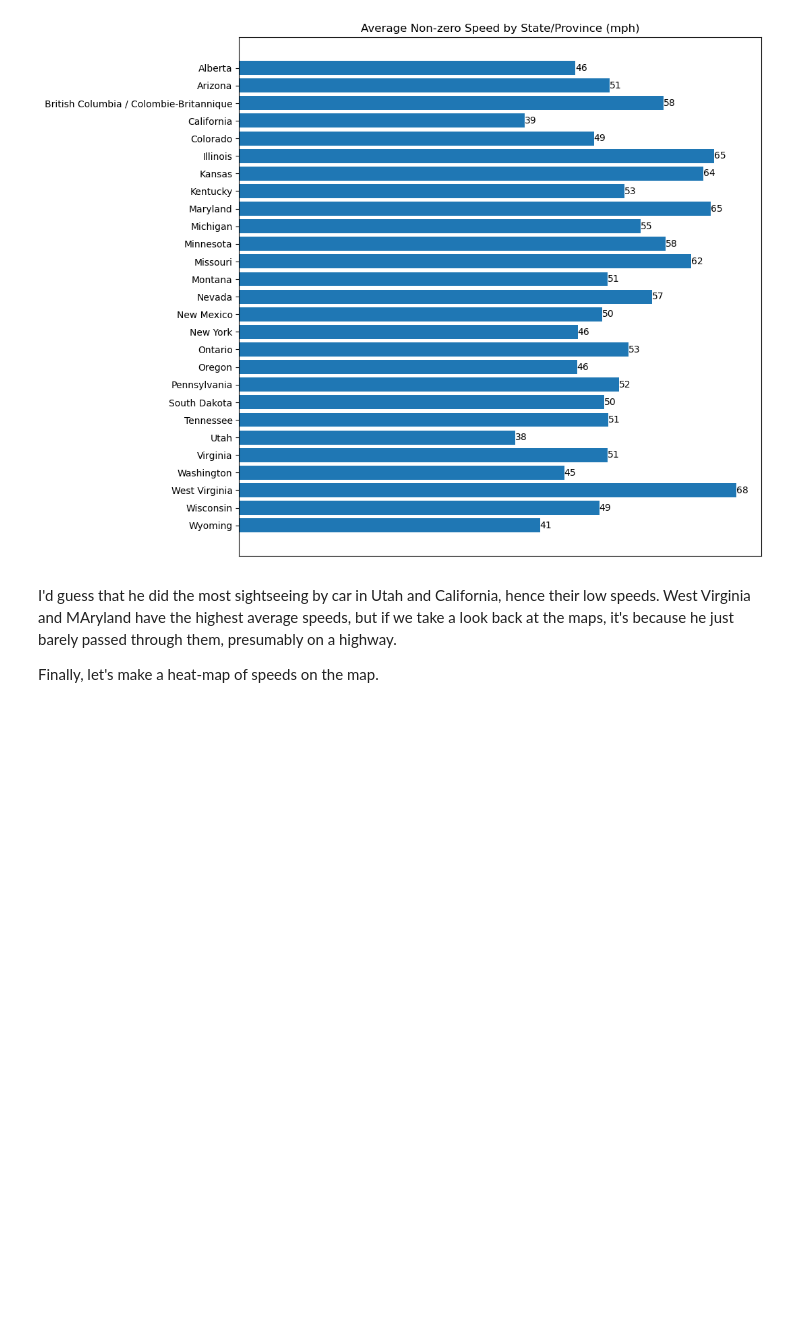
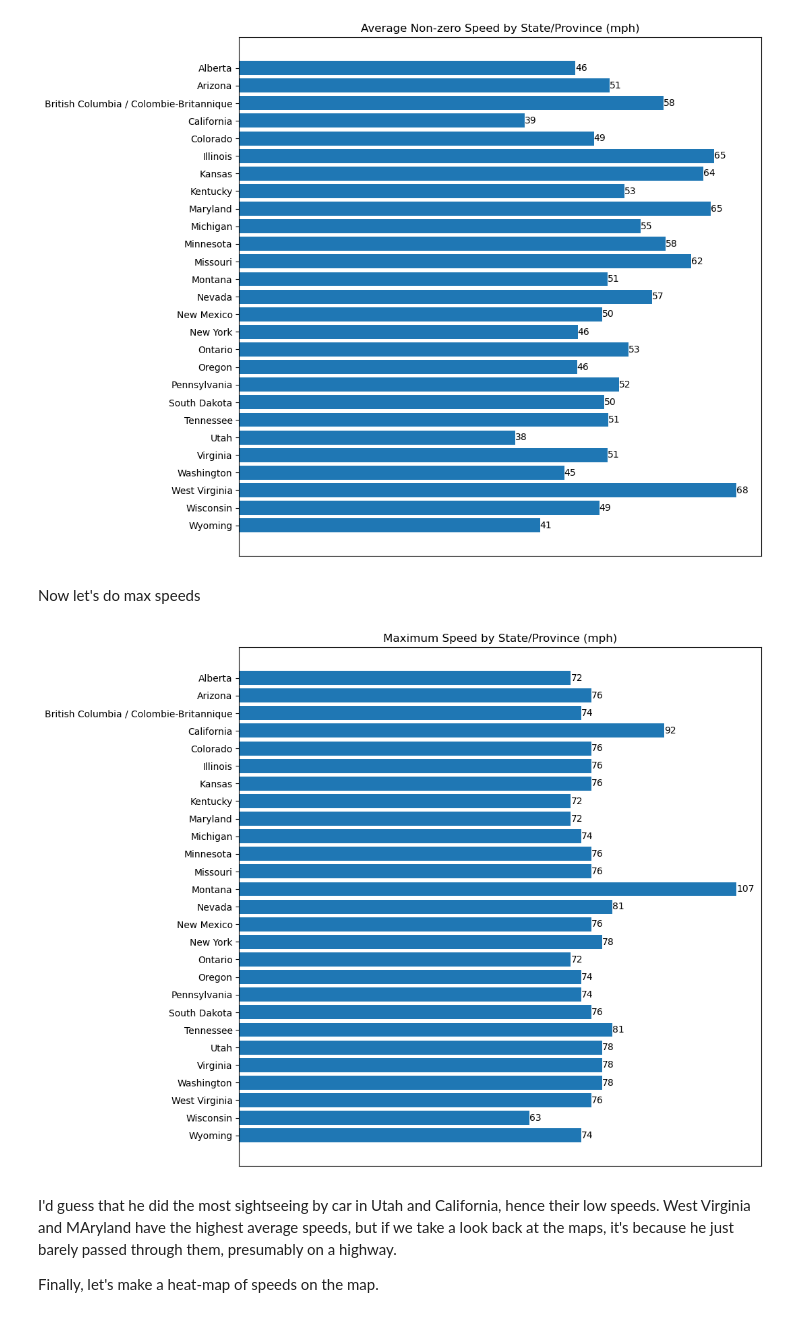
Before and after one commit to andrewjtdunn/travel-maps, a Jupyter notebook: map_travel_history.ipynb, the cells around one changed output. Drawn from its saved outputs; the diff is of its cells as text; code cells hidden in the pictures; blank space fills up the shorter version.

Commit message:
add graph of max speeds

```diff
--- a/map_travel_history.ipynb
+++ b/map_travel_history.ipynb
@@ -448,6 +449,23 @@ ax.set_xticks([])
 plt.show()
 # %% [output]
 [figure]
+# %% [markdown]
+Now let's do max speeds
+# %%
+speed_by_state = (df_w_states.loc[df_w_states.loc[:, 'mph'] > 0]
+                  .groupby('NAME').agg({'mph' : 'max'})
+                  .reset_index()
+                  .sort_values('NAME', ascending=False))
+
+fig, ax = plt.subplots(figsize = (10,10))
+ax.barh(speed_by_state.loc[:, 'NAME'], speed_by_state.loc[:, 'mph'])
+ax.bar_label(ax.containers[0], label_type='edge', fmt='%.0f')
+ax.set_title("Maximum Speed by State/Province (mph)")
+ax.set_xticks([])
+
+plt.show()
+# %% [output]
+[figure, added]
 # %% [markdown]
 I'd guess that he did the most sightseeing by car in Utah and California, hence their low speeds. West Virginia and MAryland have the highest average speeds, but if we take a look back at the maps, it's because he just barely passed through them, presumably on a highway.
 
```
Also changed, not shown: parts of 2 cells of this notebook.
